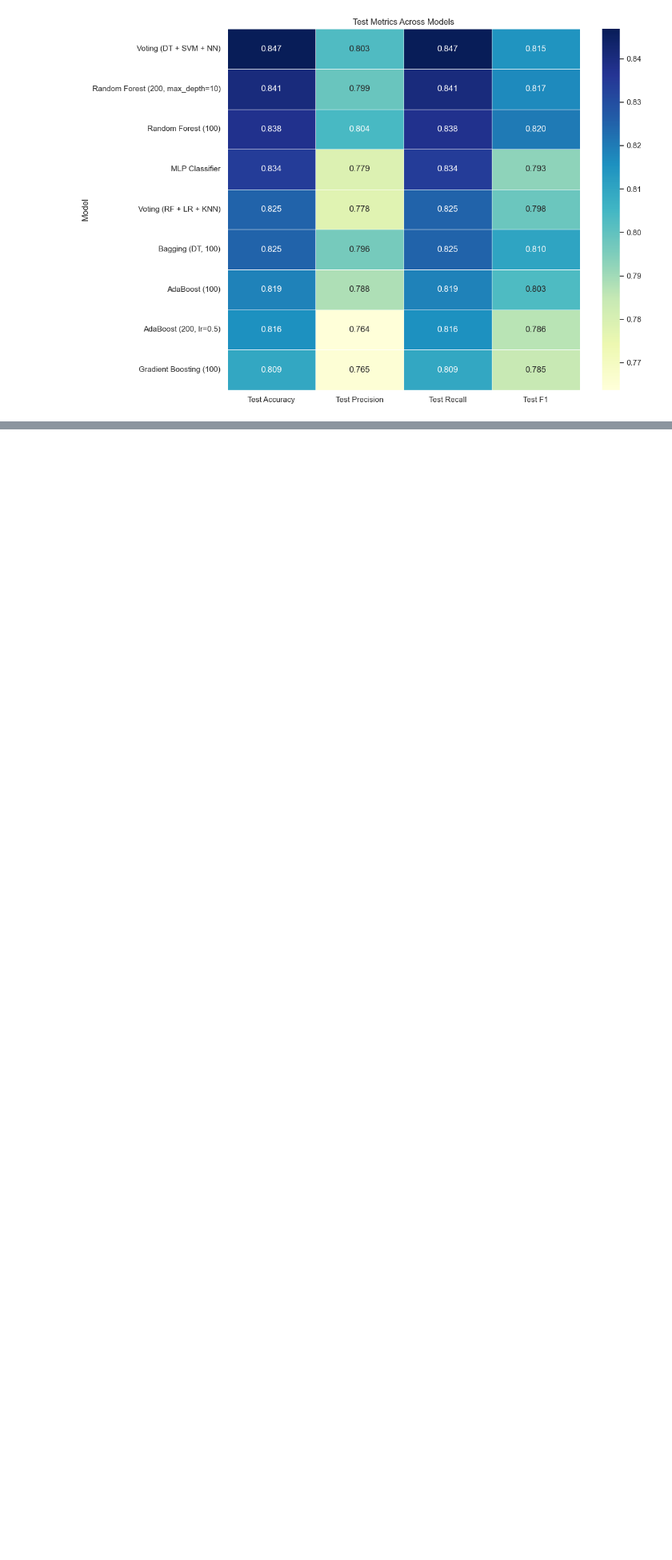
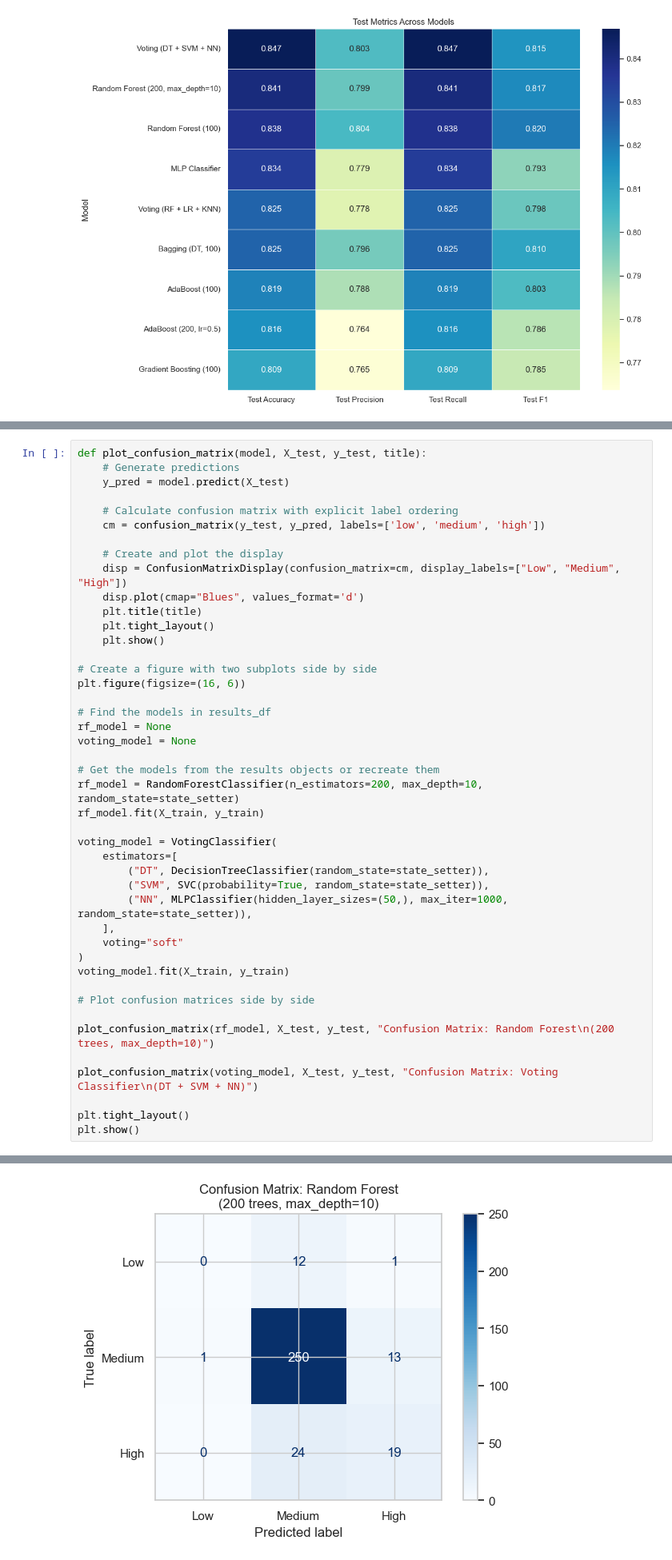
Before and after one commit to gjrich/ml-05, a Jupyter notebook: ensemble-gjrich.ipynb, the cells around one changed output, grey strips where cells are left out. Shown at 80% size. Cells and saved outputs as stored; diff of their text form; blank space fills up the shorter version.

```diff
--- a/ensemble-gjrich.ipynb
+++ b/ensemble-gjrich.ipynb
@@ -1224,0 +1168,45 @@ The comparable performance despite the radically different approaches suggests t
+# %%
+def plot_confusion_matrix(model, X_test, y_test, title):
+    # Generate predictions
+    y_pred = model.predict(X_test)
+
+    # Calculate confusion matrix with explicit label ordering
+    cm = confusion_matrix(y_test, y_pred, labels=['low', 'medium', 'high'])
+
+    # Create and plot the display
+    disp = ConfusionMatrixDisplay(confusion_matrix=cm, display_labels=["Low", "Medium", "High"])
+    disp.plot(cmap="Blues", values_format='d')
+    plt.title(title)
+    plt.tight_layout()
+    plt.show()
+
+# Create a figure with two subplots side by side
+plt.figure(figsize=(16, 6))
+
+# Find the models in results_df
+rf_model = None
+voting_model = None
+
+# Get the models from the results objects or recreate them
+rf_model = RandomForestClassifier(n_estimators=200, max_depth=10, random_state=state_setter)
+rf_model.fit(X_train, y_train)
+
+voting_model = VotingClassifier(
+    estimators=[
+        ("DT", DecisionTreeClassifier(random_state=state_setter)),
+        ("SVM", SVC(probability=True, random_state=state_setter)),
+        ("NN", MLPClassifier(hidden_layer_sizes=(50,), max_iter=1000, random_state=state_setter)),
+    ],
+    voting="soft"
+)
+voting_model.fit(X_train, y_train)
+
+# Plot confusion matrices side by side
+
+plot_confusion_matrix(rf_model, X_test, y_test, "Confusion Matrix: Random Forest\n(200 trees, max_depth=10)")
+
+plot_confusion_matrix(voting_model, X_test, y_test, "Confusion Matrix: Voting Classifier\n(DT + SVM + NN)")
+
+plt.tight_layout()
+plt.show()
+# %% [output]
@@ -1224,0 +1214 @@ The comparable performance despite the radically different approaches suggests t
+[figure, added]
```
Also changed, not shown: parts of 14 cells of this notebook, 1 other file.
